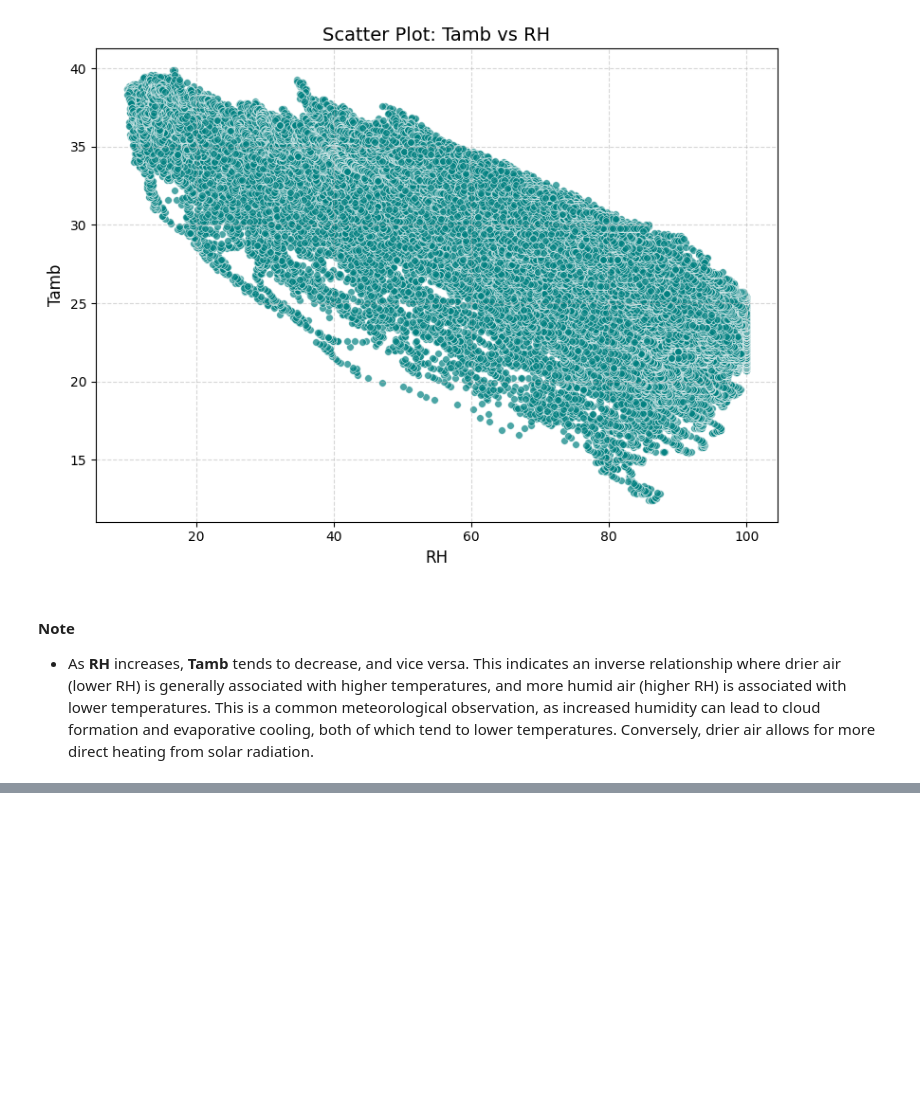
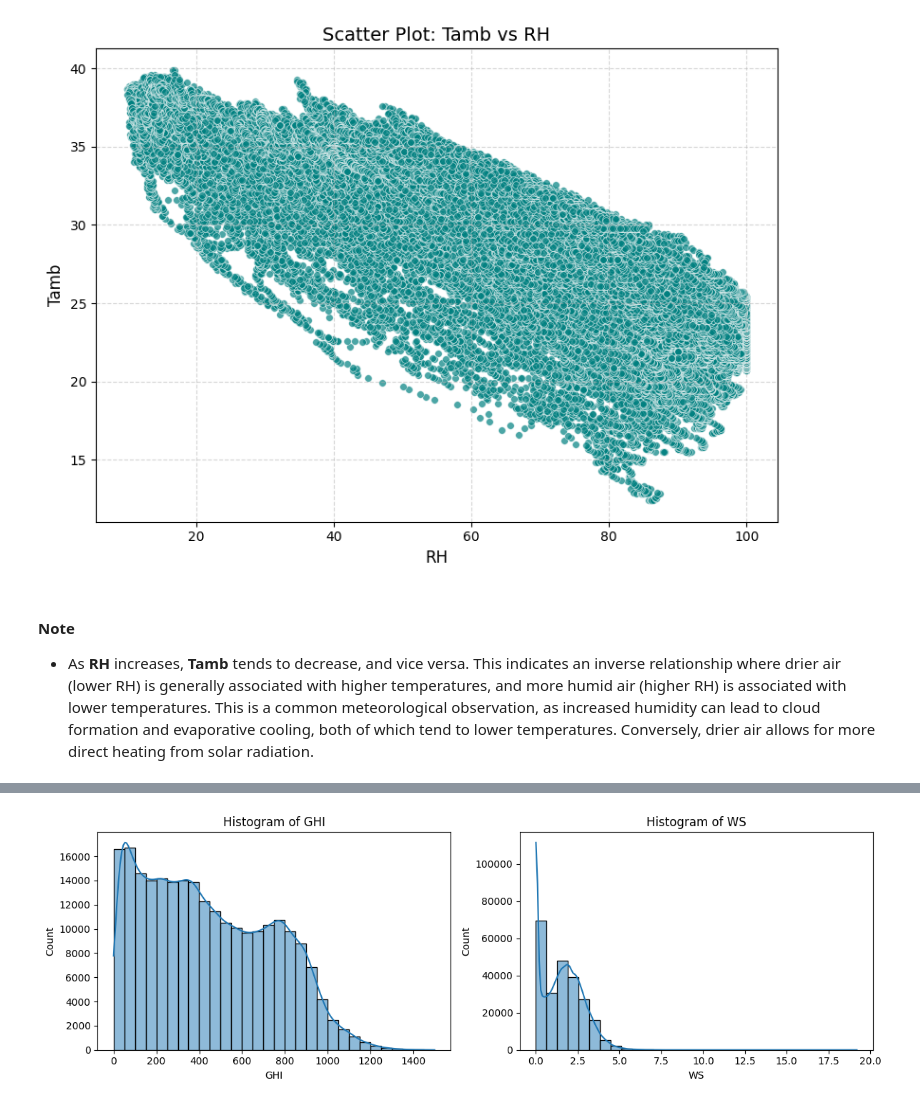
Before and after one commit to Ty-Miki/solar-challenge-week0, a Jupyter notebook: notebooks/eda_sierraleone.ipynb, the cells around one changed output, grey strips where cells are left out. Cells and saved outputs as stored; diff of their text form; code cells hidden in the pictures; blank space fills up the shorter version.

```diff
--- a/notebooks/eda_sierraleone.ipynb
+++ b/notebooks/eda_sierraleone.ipynb
@@ -438,0 +455,4 @@ plot_gen.plot_scatter(clean_df, x_col='RH', y_col='Tamb')
+# %%
+# Histogram of GHI and WS
+plot_gen.plot_histogram(clean_df, columns=['GHI', 'WS'])
+# %% [output]
@@ -438,0 +461 @@ plot_gen.plot_scatter(clean_df, x_col='RH', y_col='Tamb')
+[figure, added]
```
Also changed, not shown: parts of 5 cells of this notebook.
